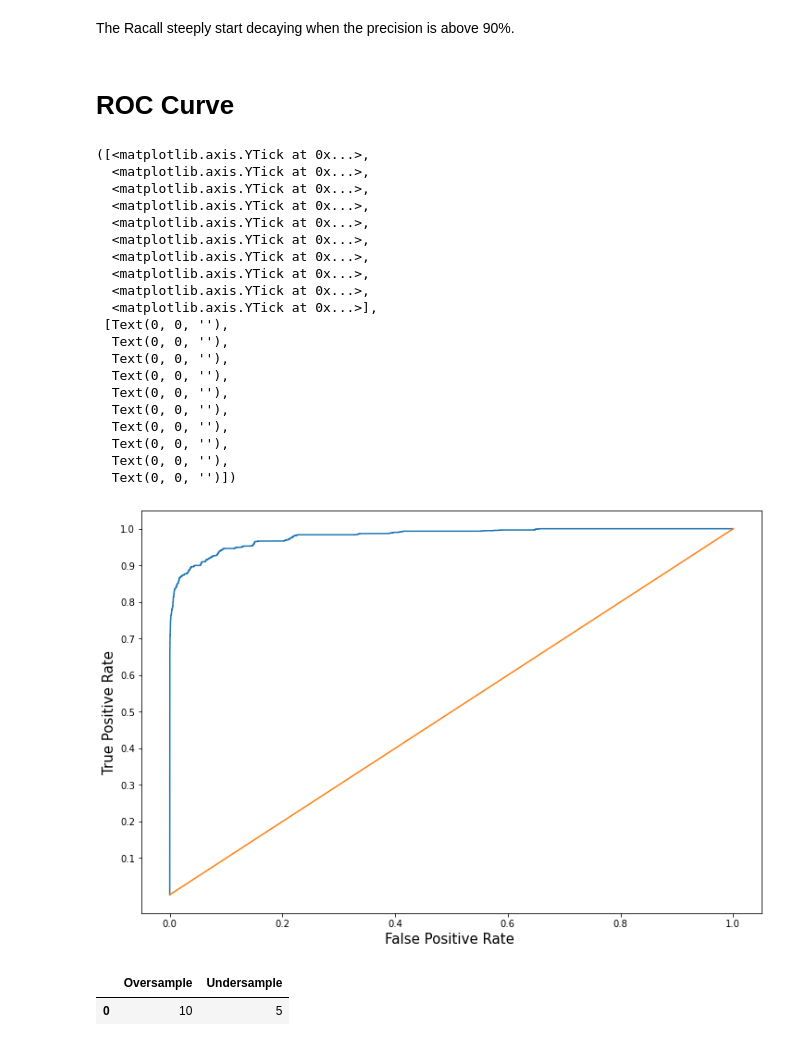
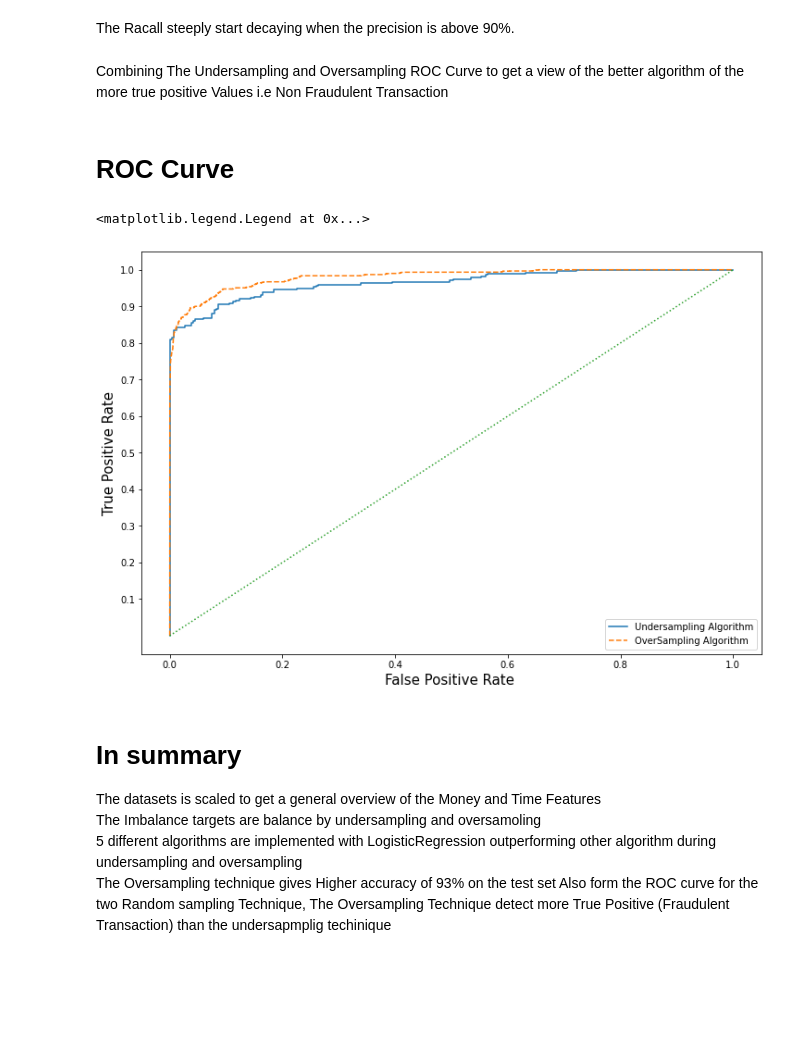
Before and after one commit to Olawale-Ajayi/Bank_Fraud_Detection_Classification, a Jupyter notebook: Credit_Card_Fraud_Datasets.ipynb, the cells around one changed output. Cells and saved outputs as stored; diff of their text form; code cells hidden in the pictures; blank space fills up the shorter version.

```diff
--- a/Credit_Card_Fraud_Datasets.ipynb
+++ b/Credit_Card_Fraud_Datasets.ipynb
@@ -641,3 +641,6 @@ the overall f1score of 0.93 also shows positivity in detectung fraud in the data
    macro avg       0.92      0.91      0.91        60
 weighted avg       0.92      0.92      0.92        60
 'recall of 0.88 for Fraud Transaction (class 1) is a big plus in detecting actual fraud transaction.\nthe overall f1score of 0.93 also shows positivity in detectung fraud in the datasets.'
+# %%
+Score_Under = cross_val_predict(LogR, X_Train_Under, Y_Train_Under, cv = 3, method = "decision_function")
+precision, recall, threshold = precision_recall_curve(Y_Train_Under, Score_Under)
@@ -643,0 +656,8 @@ weighted avg       0.92      0.92      0.92        60
+# %%
+fpr, tpr, threshholds = roc_curve(Y_Train_Under, Score_Under)
+plt.figure(figsize = (12,8))
+plt.xlabel("False Positive Rate ", size = 15)
+plt.ylabel("True Positive Rate", size = 15)
+plt.plot(fpr, tpr)
+plt.plot([0,1],[0,1])
+plt.yticks(np.linspace(0.1,1.0,10))
@@ -697,36 +762,21 @@ Text(0.5, 1.0, 'Precision recall Curve')
 # %% [markdown]
 The Racall steeply start decaying when the precision is above 90%.
+# %% [markdown]
+Combining The Undersampling and Oversampling ROC Curve to get a view of the better algorithm of the more true positive Values i.e Non Fraudulent Transaction
 # %% [markdown]
 #  ROC Curve
-# %%
-fpr, tpr, threshholds = roc_curve(Y_Train_Over, score)
+# %%
+fpr_Over, tpr_Over, threshholds_Over = roc_curve(Y_Train_Over, Score_Over)
 # %%
 plt.figure(figsize = (12,8))
 plt.xlabel("False Positive Rate ", size = 15)
 plt.ylabel("True Positive Rate", size = 15)
-plt.plot(fpr, tpr)
-plt.plot([0,1],[0,1])
+plt.plot(fpr, tpr, label = "Undersampling Algorithm", linestyle = "solid")
+plt.plot(fpr_Over, tpr_Over, label = "OverSampling Algorithm", linestyle = "dashed")
+plt.plot([0,1],[0,1], linestyle = "dotted")
 plt.yticks(np.linspace(0.1,1.0,10))
+plt.legend()
 #plt.grid()
 # %% [output]
-([<matplotlib.axis.YTick at 0x...>,
-  <matplotlib.axis.YTick at 0x...>,
-  <matplotlib.axis.YTick at 0x...>,
-  <matplotlib.axis.YTick at 0x...>,
-  <matplotlib.axis.YTick at 0x...>,
-  <matplotlib.axis.YTick at 0x...>,
-  <matplotlib.axis.YTick at 0x...>,
-  <matplotlib.axis.YTick at 0x...>,
-  <matplotlib.axis.YTick at 0x...>,
-  <matplotlib.axis.YTick at 0x...>],
- [Text(0, 0, ''),
-  Text(0, 0, ''),
-  Text(0, 0, ''),
-  Text(0, 0, ''),
-  Text(0, 0, ''),
-  Text(0, 0, ''),
-  Text(0, 0, ''),
-  Text(0, 0, ''),
-  Text(0, 0, ''),
-  Text(0, 0, '')])
+<matplotlib.legend.Legend at 0x...>
-[figure, old version]
+[figure, new version]
@@ -736,5 +782,0 @@ Output = {"Oversample": [10],
-# %%
-pd.DataFrame(Output)
-# %% [output]
-|  | Oversample | Undersample |
-| 0 | 10 | 5 |
@@ -740,0 +785,8 @@ pd.DataFrame(Output)
+# %% [markdown]
+#  In summary
+
+The datasets is scaled to get a general overview of the Money and Time Features<br>
+The Imbalance targets are balance by undersampling and oversamoling<br>
+5 different algorithms are implemented with LogisticRegression outperforming other algorithm during undersampling and oversampling<br>
+The Oversampling technique gives Higher accuracy of 93% on the test set
+Also form the ROC curve for the two Random sampling Technique, The Oversampling Technique detect more True Positive (Fraudulent Transaction) than the undersapmplig techinique
```
Also changed, not shown: parts of 17 cells of this notebook.
